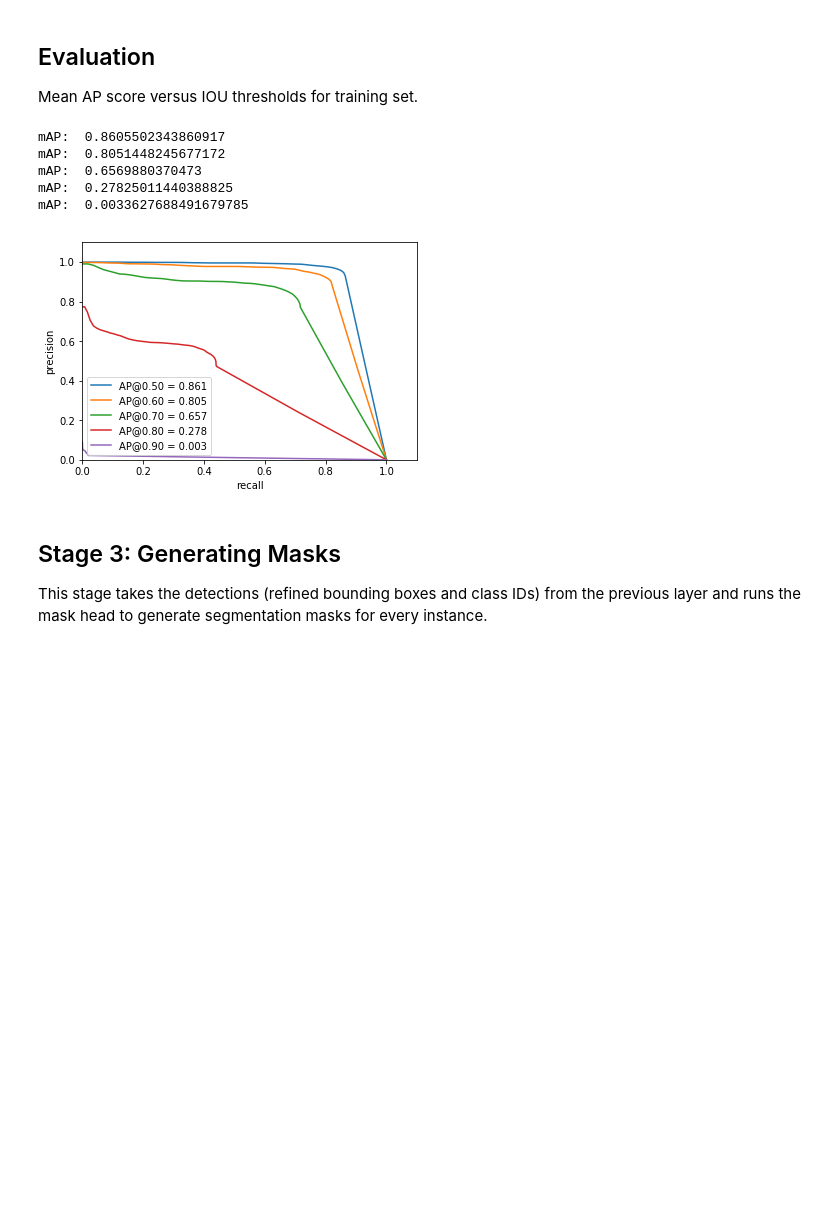
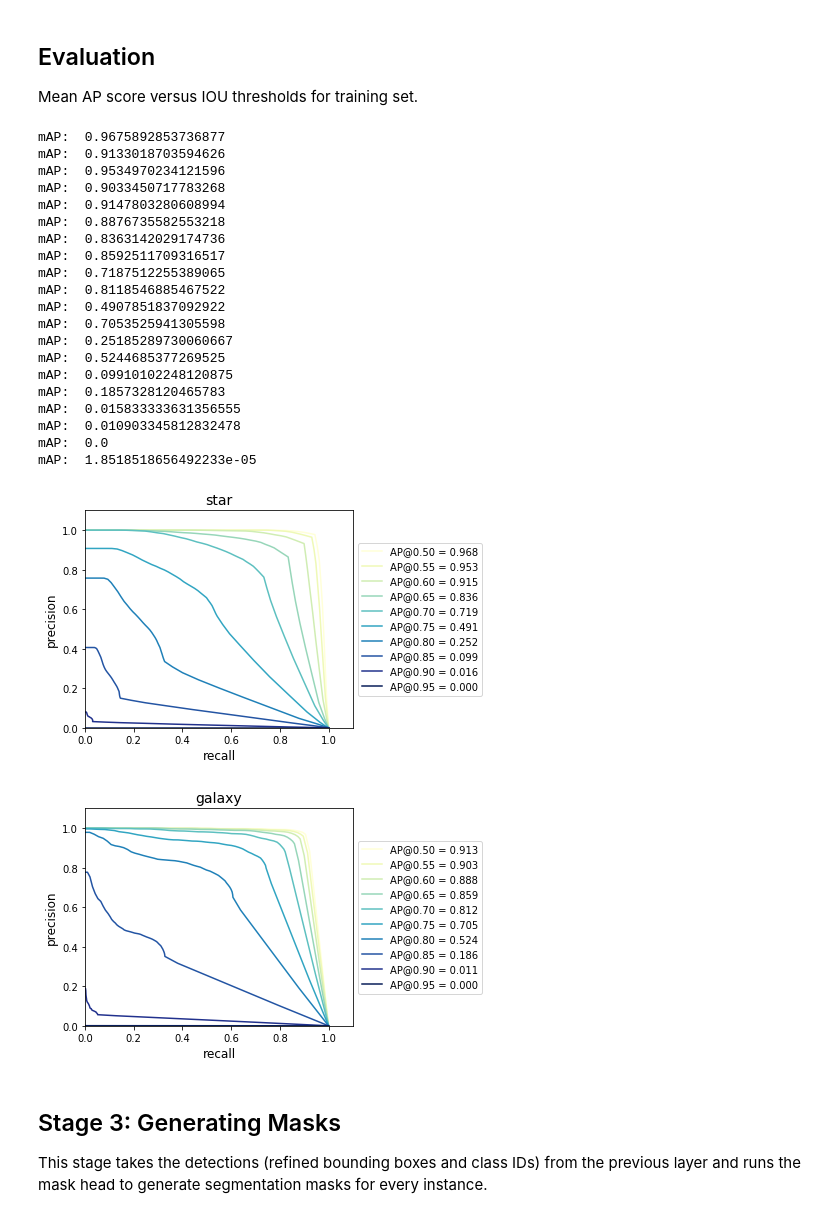
Before and after one commit to burke86/astro_rcnn, a Jupyter notebook: train.ipynb, the cells around one changed output. Cells and saved outputs as stored; diff of their text form; code cells hidden in the pictures; blank space fills up the shorter version.

```diff
--- a/train.ipynb
+++ b/train.ipynb
@@ -103,8 +88,16 @@ dataset_val.prepare()
 # %% [markdown]
 ## Training
 # %%
+## Config
+class TrainConfig(DESConfig):
+    GPU_COUNT = 1
+    IMAGES_PER_GPU = 1
+
+train_config = TrainConfig()
+train_config.display()
+
 # Load and display random samples
-image_ids = np.random.choice(dataset_train.image_ids, 1)
+image_ids = np.random.choice(dataset_val.image_ids, 1)
 for image_id in image_ids:
     image = dataset_train.load_image(image_id)
     image_show = image.copy()
@@ -320,7 +393,7 @@ Mean AP score versus IOU thresholds for training set.
 # %%
 # Compute VOC-Style mAP
 # May take a few minutes depending on size of validation set
-def compute_performance(iou_threshold=0.5):
+def compute_performance(class_id=1,iou_threshold=0.5):
     APs = []
     ps = []
     rs = []
@@ -333,10 +406,13 @@ def compute_performance(iou_threshold=0.5):
         # Run object detection
         results = model.detect([image], verbose=0)
         r = results[0]
+        # match class
+        i = np.where(r["class_ids"]==class_id)[0]
+        j = np.where(gt_class_id==class_id)[0]
         # Compute AP
         AP, precisions, recalls, overlaps =\
-            utils.compute_ap(gt_bbox, gt_class_id, gt_mask,
-                             r["rois"], r["class_ids"], r["scores"], r['masks'],iou_threshold=iou_threshold)
+            utils.compute_ap(gt_bbox[j], gt_class_id[j], gt_mask[:,:,j],
+                             r["rois"][i], r["class_ids"][i], r["scores"][i], r['masks'][:,:,i], iou_threshold=iou_threshold)
 
         APs.append(AP)
         # interpolate precisions and recalls to achieve same sampling for averaging
@@ -349,24 +425,50 @@ def compute_performance(iou_threshold=0.5):
 # %%
 # Plot precision-recall curve over range of IOU thresholds
 # This will take a while!
-mean_APs = []
-mean_ps = []
-mean_rs = []
-iou_thresholds = np.arange(0.5, 1.0, 0.1)
+mean_APs_star = []
+mean_ps_star = []
+mean_rs_star = []
+mean_APs_gal = []
+mean_ps_gal = []
+mean_rs_gal = []
+iou_thresholds = np.arange(0.5, 1.0, 0.05)
 for i in iou_thresholds:
-    APs,ps,rs = compute_performance(i)
-    mean_APs.append(APs)
-    mean_ps.append(ps)
-    mean_rs.append(rs)
+    # star
+    APs,ps,rs = compute_performance(1,i)
+    mean_APs_star.append(APs)
+    mean_ps_star.append(ps)
+    mean_rs_star.append(rs)
+    # galaxy
+    APs,ps,rs = compute_performance(2,i)
+    mean_APs_gal.append(APs)
+    mean_ps_gal.append(ps)
+    mean_rs_gal.append(rs)
 
-visualize.plot_precision_recall_range(mean_APs,iou_thresholds,mean_ps,mean_rs,save_fig=True)
+visualize.plot_precision_recall_range(mean_APs_star,iou_thresholds,mean_ps_star,mean_rs_star,save_fig=True,title="star")
+visualize.plot_precision_recall_range(mean_APs_gal,iou_thresholds,mean_ps_gal,mean_rs_gal,save_fig=True,title="galaxy")
 # %% [output]
-mAP:  0.8605502343860917
-mAP:  0.8051448245677172
-mAP:  0.6569880370473
-mAP:  0.27825011440388825
-mAP:  0.0033627688491679785
+mAP:  0.9675892853736877
+mAP:  0.9133018703594626
+mAP:  0.9534970234121596
+mAP:  0.9033450717783268
+mAP:  0.9147803280608994
+mAP:  0.8876735582553218
+mAP:  0.8363142029174736
+mAP:  0.8592511709316517
+mAP:  0.7187512255389065
+mAP:  0.8118546885467522
+mAP:  0.4907851837092922
+mAP:  0.7053525941305598
+mAP:  0.25185289730060667
+mAP:  0.5244685377269525
+mAP:  0.09910102248120875
+mAP:  0.1857328120465783
+mAP:  0.015833333631356555
+mAP:  0.010903345812832478
+mAP:  0.0
+mAP:  1.8518518656492233e-05
-[figure, old version]
+[figure, new version]
+[figure, added]
 # %% [markdown]
 ## Stage 3: Generating Masks
 
```
Also changed, not shown: parts of 15 cells of this notebook, 1 other file.
